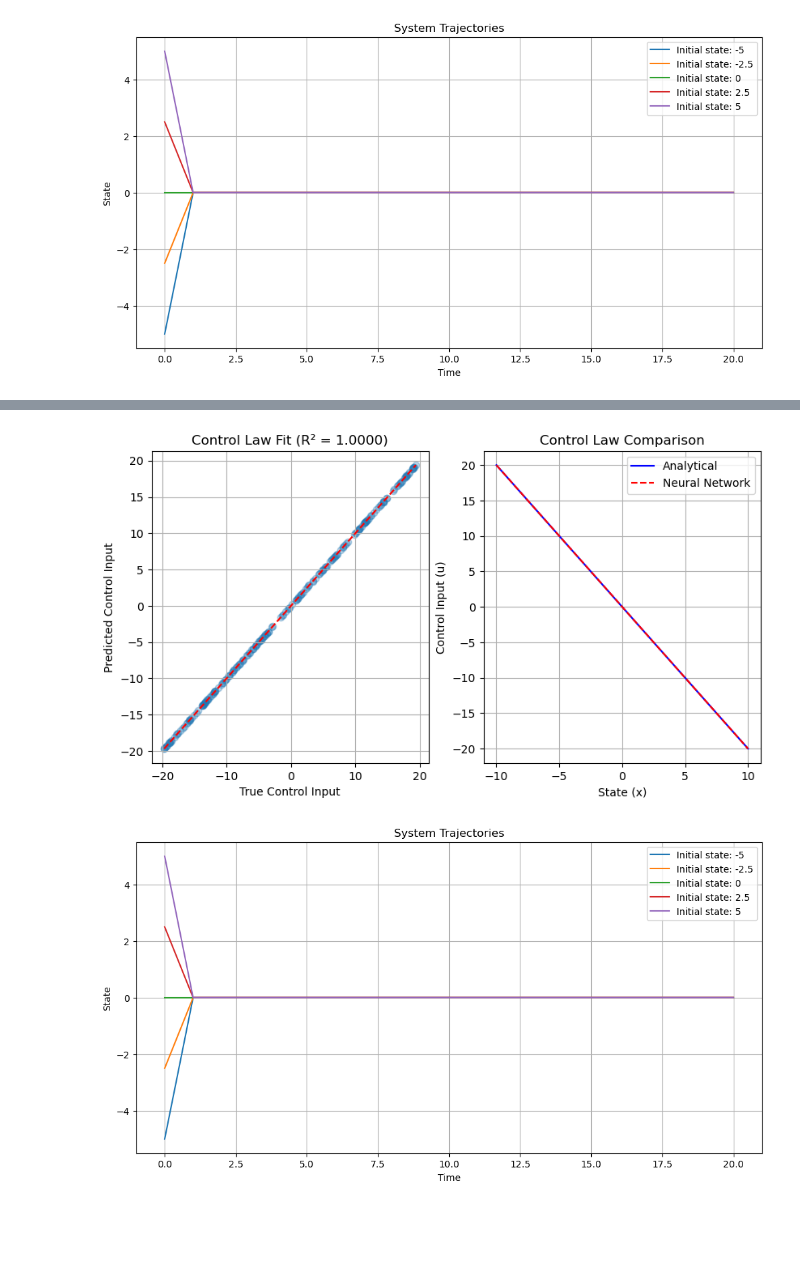
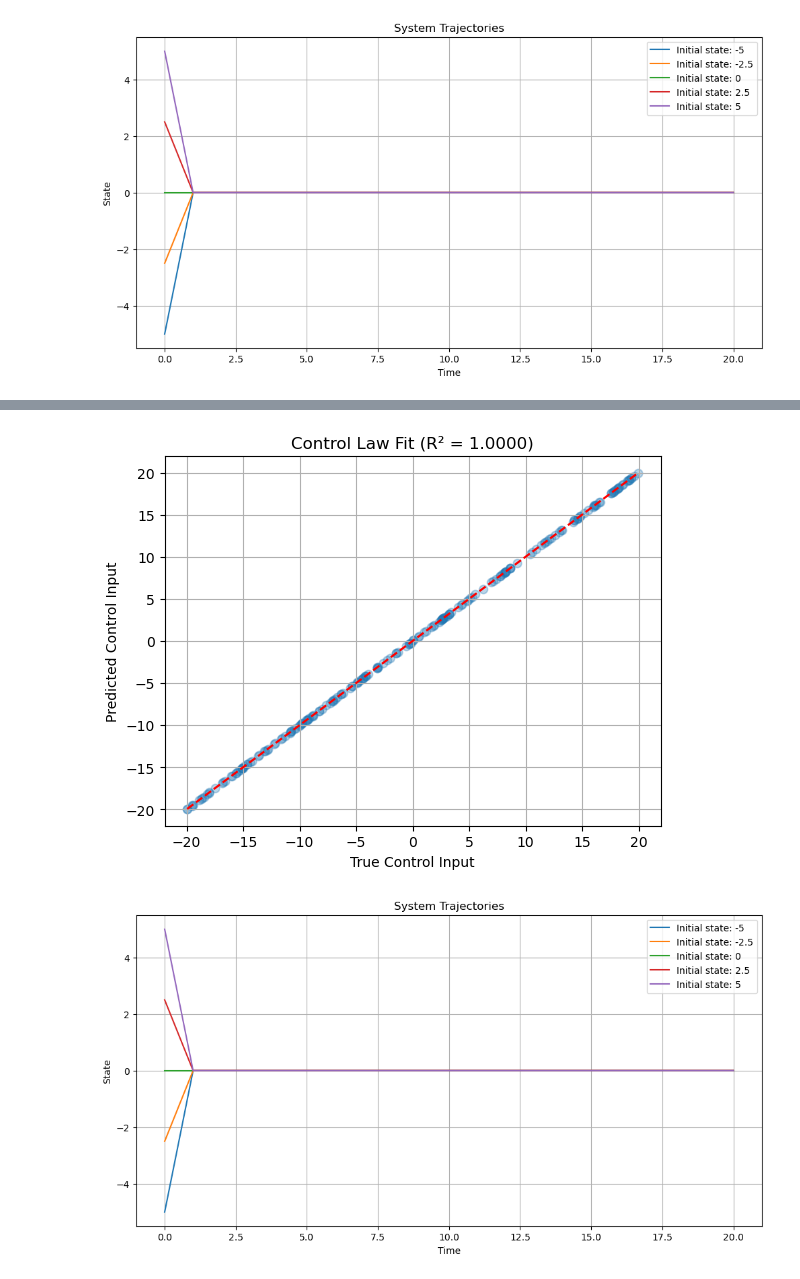
Before and after one commit to Namkhuu/neural-network, a Jupyter notebook: week3.ipynb, the cells around one changed output, grey strips where cells are left out. Cells and saved outputs as stored; diff of their text form; code cells hidden in the pictures; blank space fills up the shorter version.

```diff
--- a/week3.ipynb
+++ b/week3.ipynb
@@ -88,7 +88,4 @@ Epoch 100/100
 # %%
-plt.figure(figsize=(15, 5))
-
-plt.subplot(1, 3, 2)
 plt.scatter(u_test, predictions, alpha=0.3)
 plt.plot([u_test.min(), u_test.max()], [u_test.min(), u_test.max()], 'r--')
 plt.xlabel('True Control Input')
@@ -96,19 +93,5 @@ plt.ylabel('Predicted Control Input')
 plt.title(f'Control Law Fit (R² = {r2:.4f})')
 plt.grid()
 
-# Control law visualization
-x_test = np.linspace(-10, 10, 200).reshape(-1, 1)
-u_true = analytical_controller(x_test)
-u_pred = model.predict(x_test)
-
-plt.subplot(1, 3, 3)
-plt.plot(x_test, u_true, 'b-', label='Analytical')
-plt.plot(x_test, u_pred, 'r--', label='Neural Network')
-plt.xlabel('State (x)')
-plt.ylabel('Control Input (u)')
-plt.title('Control Law Comparison')
-plt.legend()
-plt.grid()
-
 plt.show()
 # %% [output]
@@ -116,4 +98,4 @@ plt.show()
-[figure, old version]
+[figure, new version]
 # %%
 # Data
 n_steps = 20
```
Also changed, not shown: parts of 5 cells of this notebook, 1 other file.
